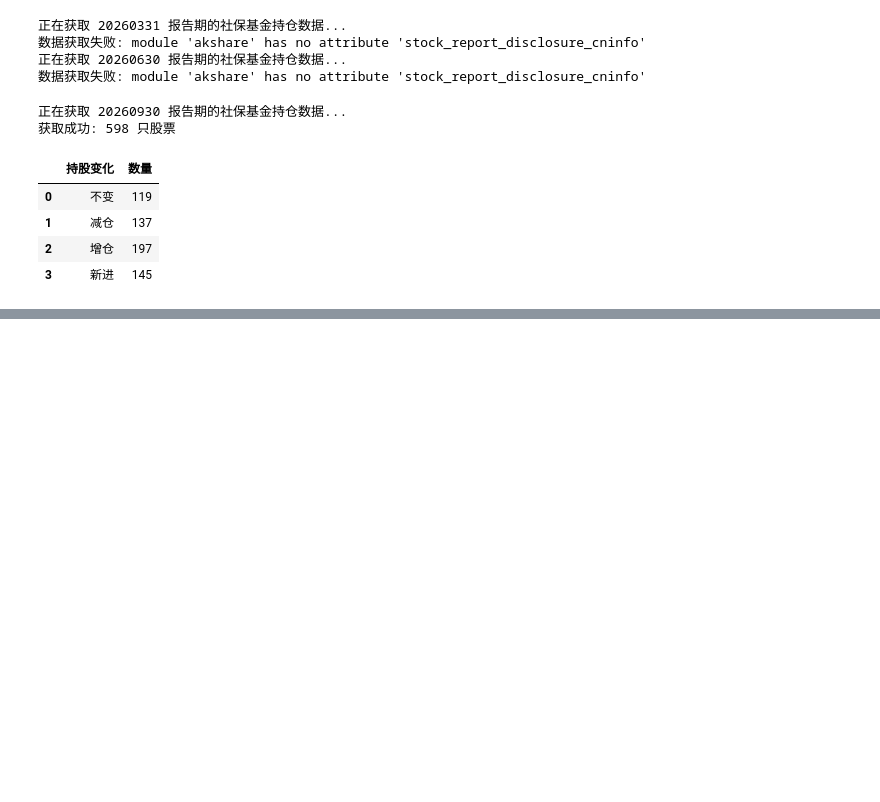
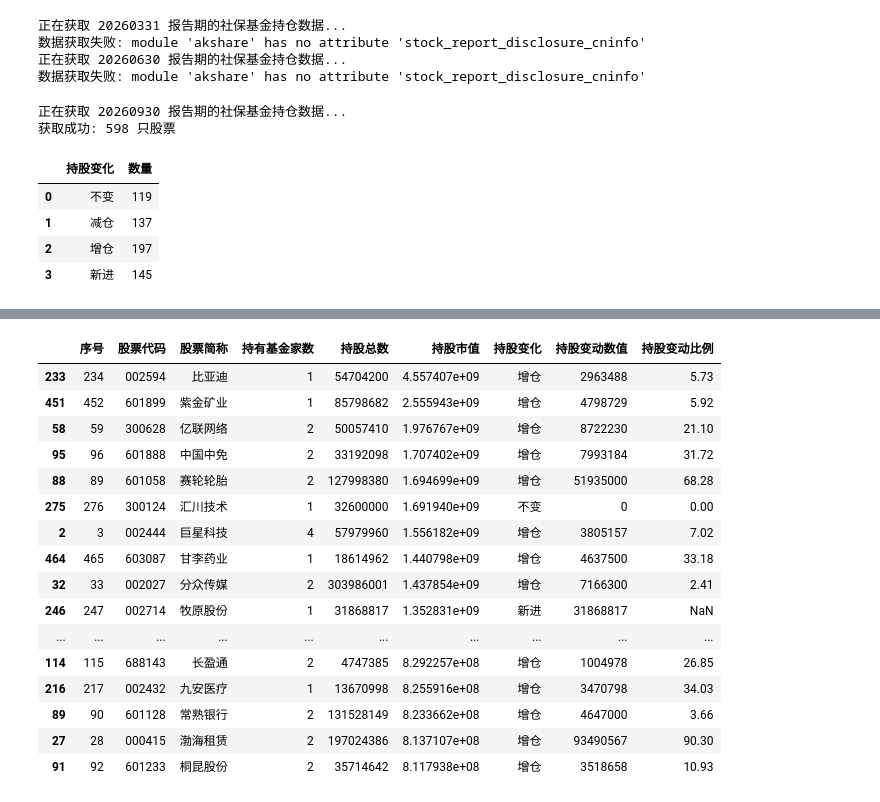
Before and after one commit to hangwang200/research_fin, a Jupyter notebook: test_ssf.ipynb, the cells around one changed output, grey strips where cells are left out. Saved outputs shown, nothing was run; the diff lists cells and outputs as text; code cells hidden in the pictures; blank space fills up the shorter version.

```diff
--- a/test_ssf.ipynb
+++ b/test_ssf.ipynb
@@ -112,0 +113,24 @@ display(results["20260930"][results["20260930"]["持股变化"] == "增仓"])
+# %%
+df = results["20260930"]
+display(
+    df[df["持股变化"].isin(["新进", "增仓", "不变"])]
+    .sort_values("持股市值", ascending=False).head(50)
+)
+# %% [output]
+|  | 序号 | 股票代码 | 股票简称 | 持有基金家数 | 持股总数 | 持股市值 | 持股变化 | 持股变动数值 | 持股变动比例 |
+| 233 | 234 | 002594 | 比亚迪 | 1 | 54704200 | 4.557407e+09 | 增仓 | 2963488 | 5.73 |
+| 451 | 452 | 601899 | 紫金矿业 | 1 | 85798682 | 2.555943e+09 | 增仓 | 4798729 | 5.92 |
+| 58 | 59 | 300628 | 亿联网络 | 2 | 50057410 | 1.976767e+09 | 增仓 | 8722230 | 21.10 |
+| 95 | 96 | 601888 | 中国中免 | 2 | 33192098 | 1.707402e+09 | 增仓 | 7993184 | 31.72 |
+| 88 | 89 | 601058 | 赛轮轮胎 | 2 | 127998380 | 1.694699e+09 | 增仓 | 51935000 | 68.28 |
+| 275 | 276 | 300124 | 汇川技术 | 1 | 32600000 | 1.691940e+09 | 不变 | 0 | 0.00 |
+| 2 | 3 | 002444 | 巨星科技 | 4 | 57979960 | 1.556182e+09 | 增仓 | 3805157 | 7.02 |
+| 464 | 465 | 603087 | 甘李药业 | 1 | 18614962 | 1.440798e+09 | 增仓 | 4637500 | 33.18 |
+| 32 | 33 | 002027 | 分众传媒 | 2 | 303986001 | 1.437854e+09 | 增仓 | 7166300 | 2.41 |
+| 246 | 247 | 002714 | 牧原股份 | 1 | 31868817 | 1.352831e+09 | 新进 | 31868817 | NaN |
+| ... | ... | ... | ... | ... | ... | ... | ... | ... | ... |
+| 114 | 115 | 688143 | 长盈通 | 2 | 4747385 | 8.292257e+08 | 增仓 | 1004978 | 26.85 |
+| 216 | 217 | 002432 | 九安医疗 | 1 | 13670998 | 8.255916e+08 | 增仓 | 3470798 | 34.03 |
+| 89 | 90 | 601128 | 常熟银行 | 2 | 131528149 | 8.233662e+08 | 增仓 | 4647000 | 3.66 |
+| 27 | 28 | 000415 | 渤海租赁 | 2 | 197024386 | 8.137107e+08 | 增仓 | 93490567 | 90.30 |
+| 91 | 92 | 601233 | 桐昆股份 | 2 | 35714642 | 8.117938e+08 | 增仓 | 3518658 | 10.93 |
```
Also changed, not shown: parts of 1 cell of this notebook.
